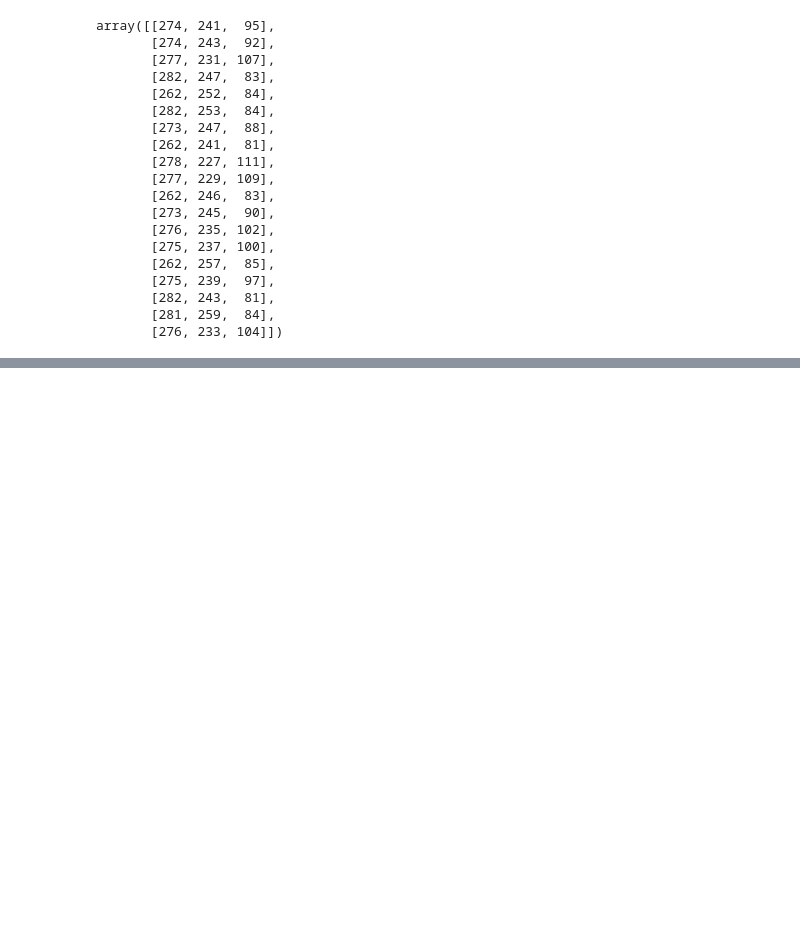
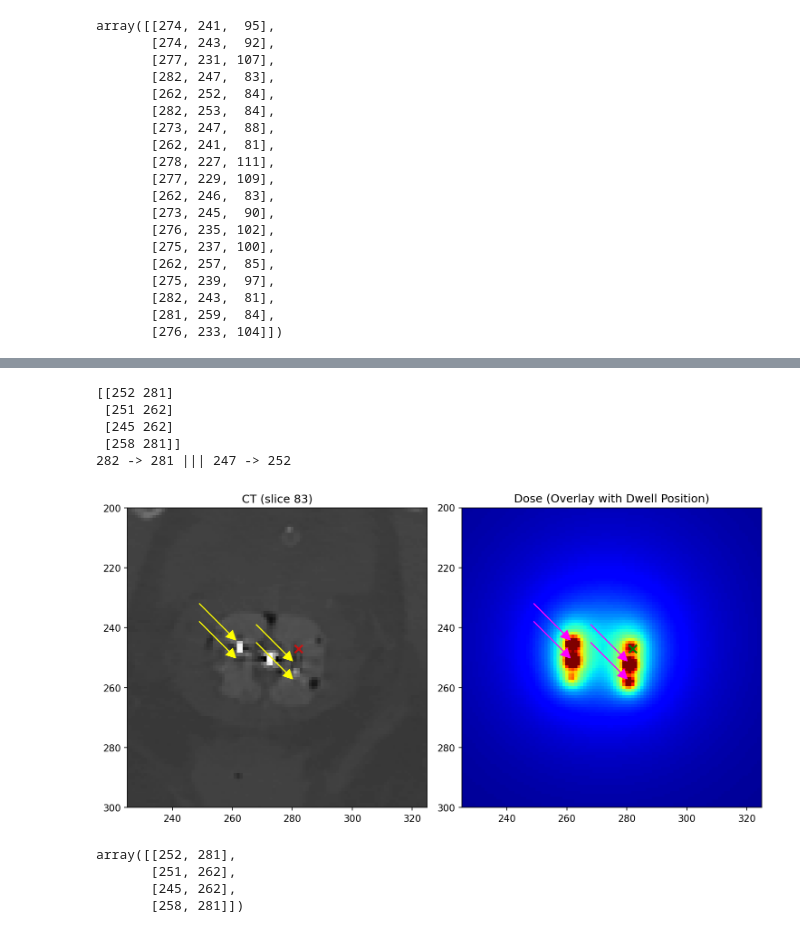
Before and after one commit to YeongHyeon/Dose_prediction_practice, a Jupyter notebook: data_structuring_251113_02.ipynb, the cells around one changed output, grey strips where cells are left out. Saved outputs shown, nothing was run; the diff lists cells and outputs as text; code cells hidden in the pictures; blank space fills up the shorter version.

```diff
--- a/data_structuring_251113_02.ipynb
+++ b/data_structuring_251113_02.ipynb
@@ -122,0 +204,54 @@ plt.show()
+# %%
+idx_sample = 3
+coordinate = case['dwell_positions'][idx_sample]
+
+peaks = extract_peak_dose_points(case["dose_slices"][idx_sample], sigma=1.0, min_distance=1, threshold_rel=0.1)
+x, y, z = coordinate
+print(peaks)
+y_pred, x_pred = peaks[0]
+print(f"{x} -> {x_pred} ||| {y} -> {y_pred}")
+
+
+num_mask = case["mask_slices"].shape[-1]
+arrow_length = 10
+arrow_size = 3
+
+fig, axes = plt.subplots(1, 2, figsize=(5*2, 5), dpi=150)
+
+coordinate = case['dwell_positions'][idx_sample]
+axes[0].set_title(f"CT (slice {coordinate[-1]})")
+axes[0].imshow(case["ct_slices"][idx_sample], cmap='gray')
+axes[0].scatter(coordinate[0], coordinate[1], c='red', marker='x', s=70, linewidths=2, alpha=0.7)
+for peak in peaks:
+    y_pred, x_pred = peak
+    # axes[0].scatter(x_pred, y_pred, c='yellow', s=20, marker='x', linewidths=0.75, alpha=1.0)
+    axes[0].arrow(x_pred-(arrow_length+arrow_size), y_pred-(arrow_length+arrow_size), arrow_length, arrow_length, width=0.05, color='yellow', head_width=arrow_size, head_length=arrow_size)
+axes[0].set_xlim(225, 325)
+axes[0].set_ylim(300, 200)
+
+axes[1].set_title("Dose (Overlay with Dwell Position)")
+axes[1].imshow(utils.dose_clip(case["dose_slices"][idx_sample], 4000), cmap='jet')
+axes[1].scatter(coordinate[0], coordinate[1], c='green', marker='x', s=70, linewidths=2, alpha=1)
+for peak in peaks:
+    y_pred, x_pred = peak
+    # axes[1].scatter(x_pred, y_pred, s=30, facecolors='none', edgecolors='magenta', linewidths=0.75)
+    axes[1].arrow(x_pred-(arrow_length+arrow_size), y_pred-(arrow_length+arrow_size), arrow_length, arrow_length, width=0.05, color='magenta', head_width=arrow_size, head_length=arrow_size)
+axes[1].set_xlim(225, 325)
+axes[1].set_ylim(300, 200)
+
+plt.tight_layout()
+plt.show()
+# %% [output]
+[[252 281]
+ [251 262]
+ [245 262]
+ [258 281]]
+282 -> 281 ||| 247 -> 252
+[figure, added]
+# %%
+peaks
+# %% [output]
+array([[252, 281],
+       [251, 262],
+       [245, 262],
+       [258, 281]])
```
Also changed, not shown: parts of 4 cells of this notebook, 1 other file.
